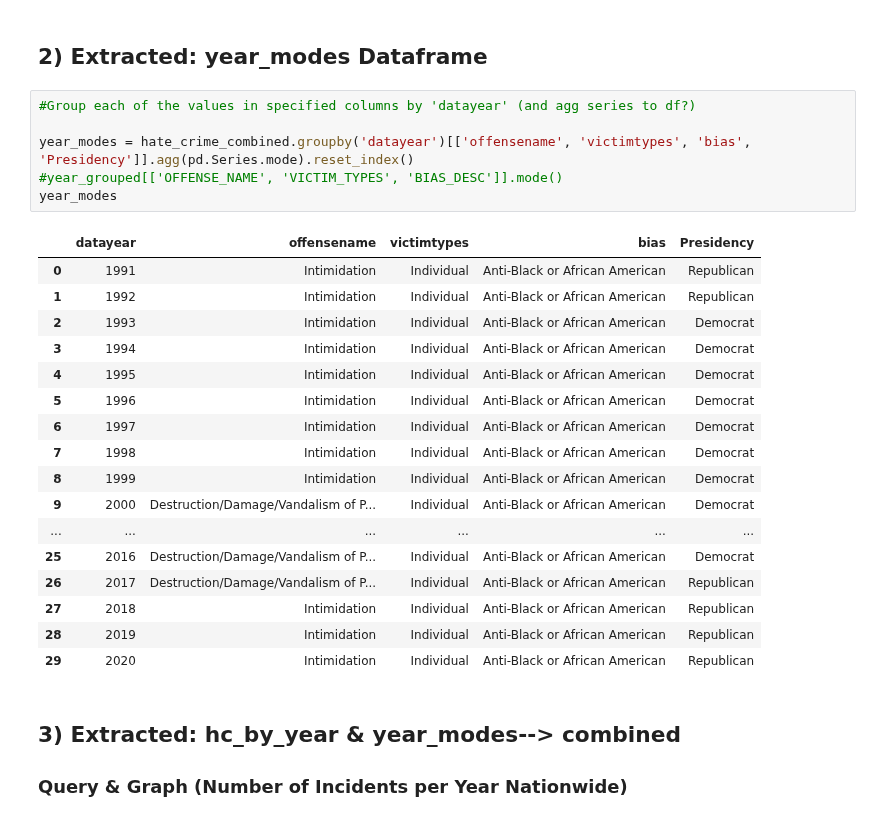
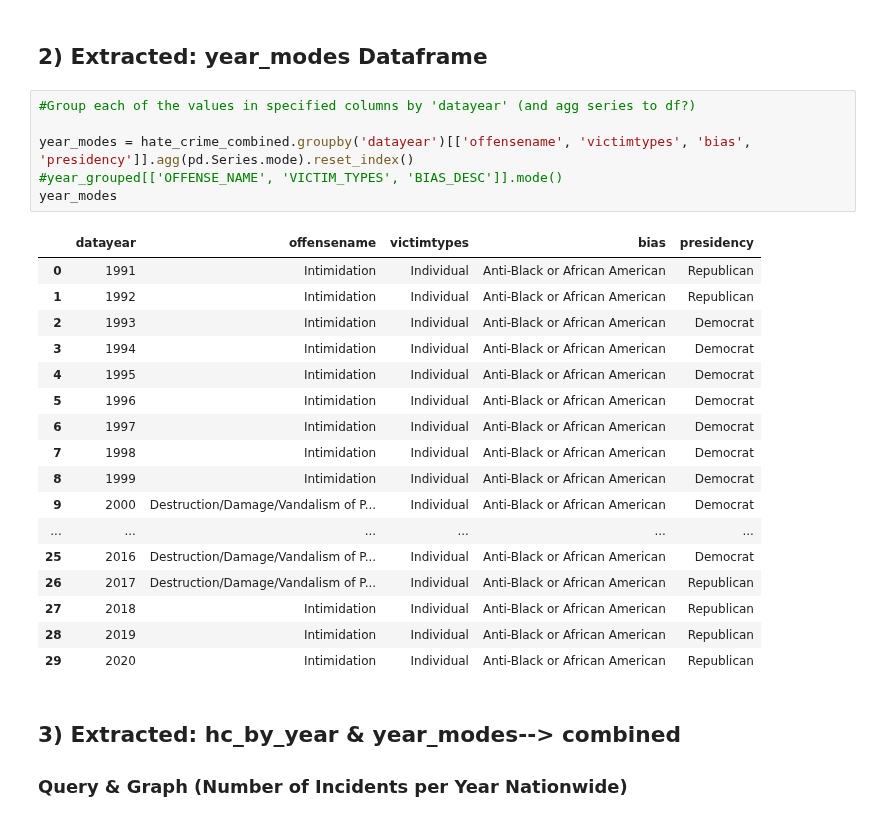
Before and after one commit to CEsperance/Final_Project, a Jupyter notebook: Queries and Graphs.ipynb, the cells around one changed output. Drawn from its saved outputs; the diff is of its cells as text.

```diff
--- a/Queries and Graphs.ipynb
+++ b/Queries and Graphs.ipynb
@@ -123,11 +111,11 @@ hc_by_year
 # %%
 #Group each of the values in specified columns by 'datayear' (and agg series to df?)
 
-year_modes = hate_crime_combined.groupby('datayear')[['offensename', 'victimtypes', 'bias', 'Presidency']].agg(pd.Series.mode).reset_index()
+year_modes = hate_crime_combined.groupby('datayear')[['offensename', 'victimtypes', 'bias', 'presidency']].agg(pd.Series.mode).reset_index()
 #year_grouped[['OFFENSE_NAME', 'VICTIM_TYPES', 'BIAS_DESC']].mode()
 year_modes
 # %% [output]
-|  | datayear | offensename | victimtypes | bias | Presidency |
+|  | datayear | offensename | victimtypes | bias | presidency |
 | 0 | 1991 | Intimidation | Individual | Anti-Black or African American | Republican |
 | 1 | 1992 | Intimidation | Individual | Anti-Black or African American | Republican |
 | 2 | 1993 | Intimidation | Individual | Anti-Black or African American | Democrat |
```
Also changed, not shown: parts of 20 cells of this notebook, 1 other file.
